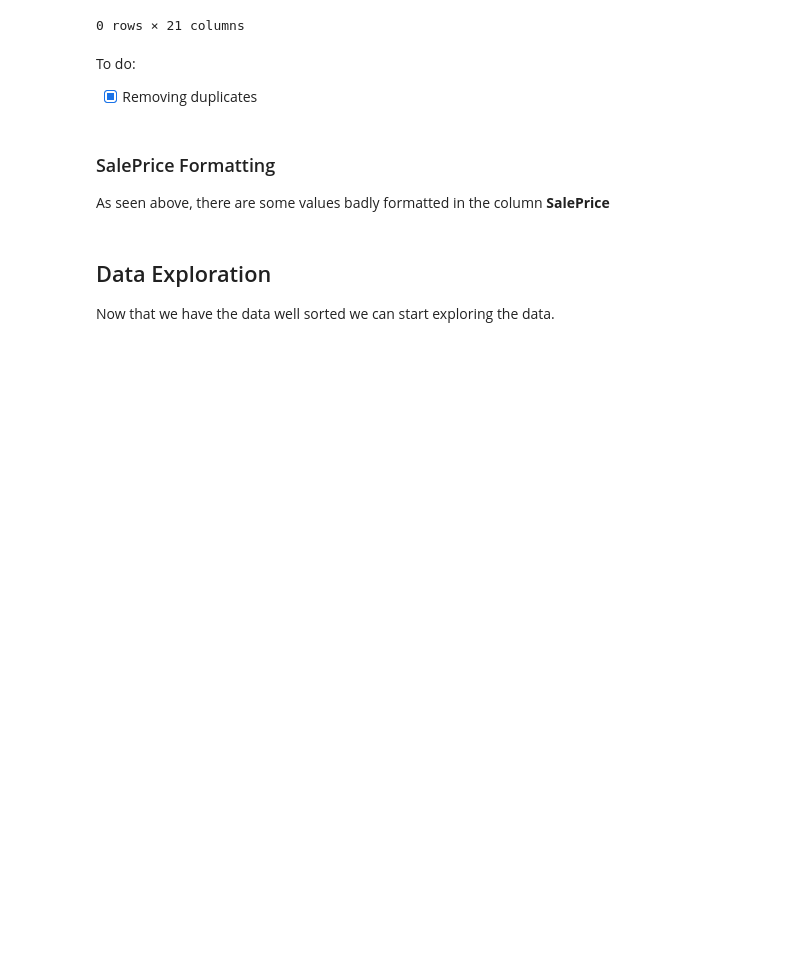
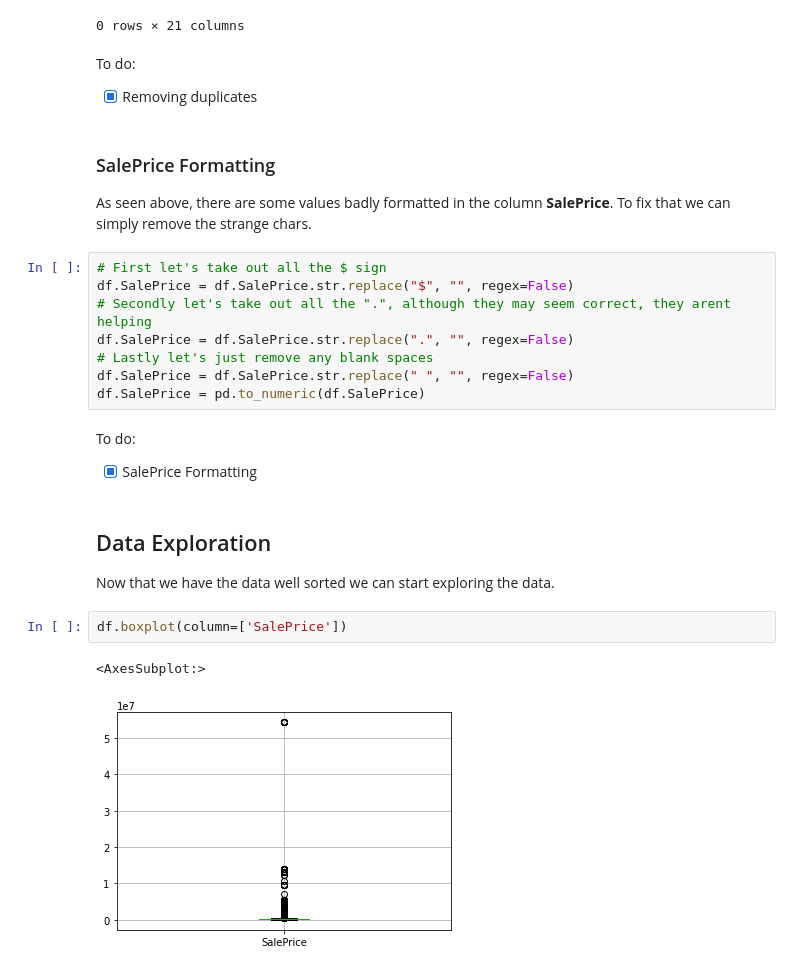
Before and after one commit to HenriqueCastros/COVID19-Analysis, a Jupyter notebook: HousingSales/DataAnalysis.ipynb, the cells around one changed output. Cells and saved outputs as stored; diff of their text form; blank space fills up the shorter version.

Commit message:
HousingSales - Finishes data cleaning

```diff
--- a/HousingSales/DataAnalysis.ipynb
+++ b/HousingSales/DataAnalysis.ipynb
@@ -234,7 +234,23 @@ To do:
 - [x] Removing duplicates
 # %% [markdown]
 ### SalePrice Formatting
-As seen above, there are some values badly formatted in the column **SalePrice**
+As seen above, there are some values badly formatted in the column **SalePrice**. To fix that we can simply remove the strange chars.
+# %%
+# First let's take out all the $ sign
+df.SalePrice = df.SalePrice.str.replace("$", "", regex=False)
+# Secondly let's take out all the ".", although they may seem correct, they arent helping
+df.SalePrice = df.SalePrice.str.replace(".", "", regex=False)
+# Lastly let's just remove any blank spaces
+df.SalePrice = df.SalePrice.str.replace(" ", "", regex=False)
+df.SalePrice = pd.to_numeric(df.SalePrice)
+# %% [markdown]
+To do:
+- [x] SalePrice Formatting
 # %% [markdown]
 ## Data Exploration
 Now that we have the data well sorted we can start exploring the data.
+# %%
+df.boxplot(column=['SalePrice'])
+# %% [output]
+<AxesSubplot:>
+[figure, added]
```
Also changed, not shown: 1 other file.
